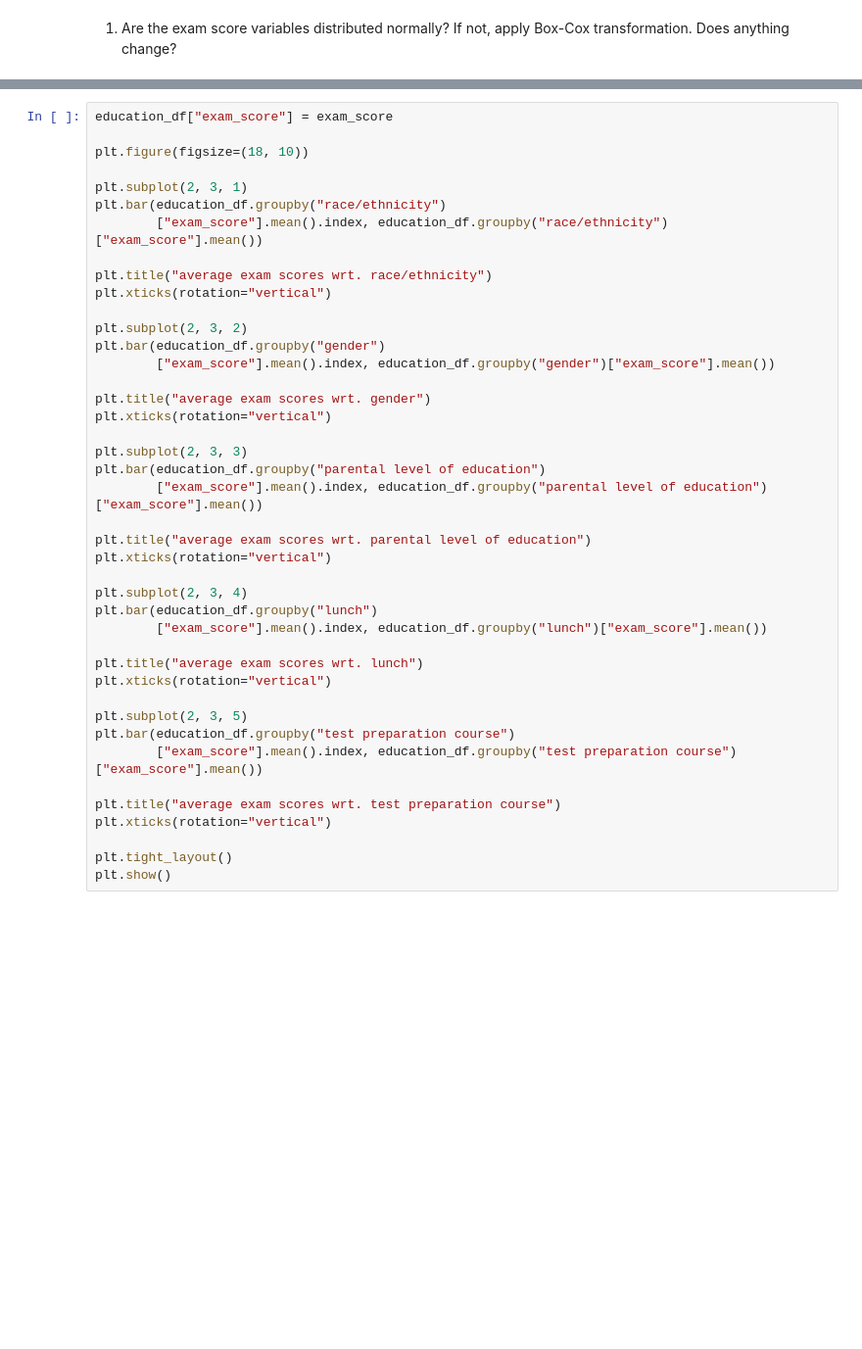
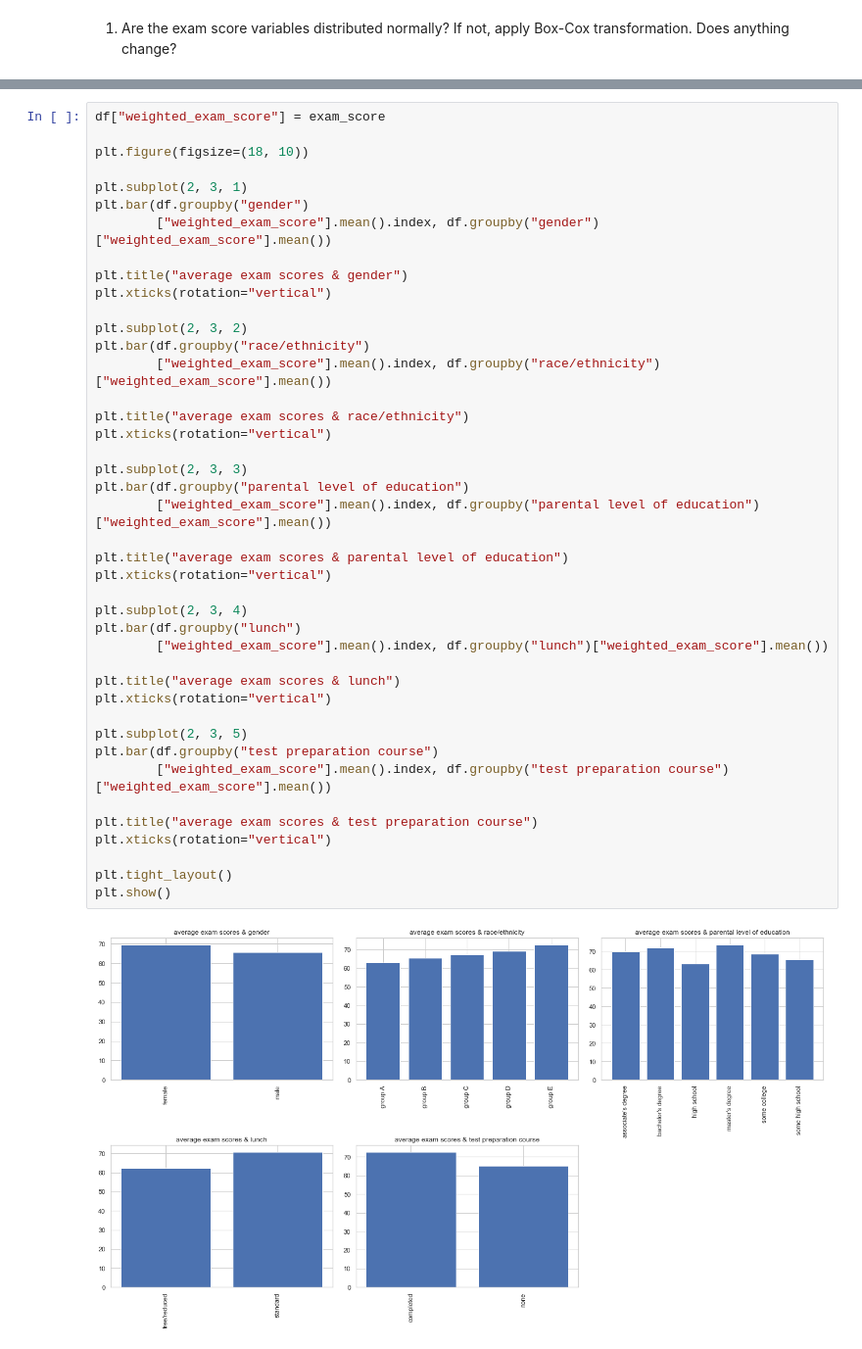
Before and after one commit to mgalaviz1/my_work, a Jupyter notebook: week5_eda/feature1.ipynb, the cells around one changed output, grey strips where cells are left out. Shown at 98% size. Drawn from its saved outputs; the diff is of its cells as text; blank space fills up the shorter version.

```diff
--- a/week5_eda/feature1.ipynb
+++ b/week5_eda/feature1.ipynb
@@ -132,42 +313,44 @@ print("Normality test statistics is {0} and p value is {1}".format(norm_stats[0]
 # %%
-education_df["exam_score"] = exam_score
+df["weighted_exam_score"] = exam_score
 
 plt.figure(figsize=(18, 10))
 
 plt.subplot(2, 3, 1)
-plt.bar(education_df.groupby("race/ethnicity")
-        ["exam_score"].mean().index, education_df.groupby("race/ethnicity")["exam_score"].mean())
+plt.bar(df.groupby("gender")
+        ["weighted_exam_score"].mean().index, df.groupby("gender")["weighted_exam_score"].mean())
 
-plt.title("average exam scores wrt. race/ethnicity")
+plt.title("average exam scores & gender")
 plt.xticks(rotation="vertical")
 
 plt.subplot(2, 3, 2)
-plt.bar(education_df.groupby("gender")
-        ["exam_score"].mean().index, education_df.groupby("gender")["exam_score"].mean())
+plt.bar(df.groupby("race/ethnicity")
+        ["weighted_exam_score"].mean().index, df.groupby("race/ethnicity")["weighted_exam_score"].mean())
 
-plt.title("average exam scores wrt. gender")
+plt.title("average exam scores & race/ethnicity")
 plt.xticks(rotation="vertical")
 
 plt.subplot(2, 3, 3)
-plt.bar(education_df.groupby("parental level of education")
-        ["exam_score"].mean().index, education_df.groupby("parental level of education")["exam_score"].mean())
+plt.bar(df.groupby("parental level of education")
+        ["weighted_exam_score"].mean().index, df.groupby("parental level of education")["weighted_exam_score"].mean())
 
-plt.title("average exam scores wrt. parental level of education")
+plt.title("average exam scores & parental level of education")
 plt.xticks(rotation="vertical")
 
 plt.subplot(2, 3, 4)
-plt.bar(education_df.groupby("lunch")
-        ["exam_score"].mean().index, education_df.groupby("lunch")["exam_score"].mean())
+plt.bar(df.groupby("lunch")
+        ["weighted_exam_score"].mean().index, df.groupby("lunch")["weighted_exam_score"].mean())
 
-plt.title("average exam scores wrt. lunch")
+plt.title("average exam scores & lunch")
 plt.xticks(rotation="vertical")
 
 plt.subplot(2, 3, 5)
-plt.bar(education_df.groupby("test preparation course")
-        ["exam_score"].mean().index, education_df.groupby("test preparation course")["exam_score"].mean())
+plt.bar(df.groupby("test preparation course")
+        ["weighted_exam_score"].mean().index, df.groupby("test preparation course")["weighted_exam_score"].mean())
 
-plt.title("average exam scores wrt. test preparation course")
+plt.title("average exam scores & test preparation course")
 plt.xticks(rotation="vertical")
 
 plt.tight_layout()
 plt.show()
+# %% [output]
+[figure, added]
```
Also changed, not shown: parts of 26 cells of this notebook.
